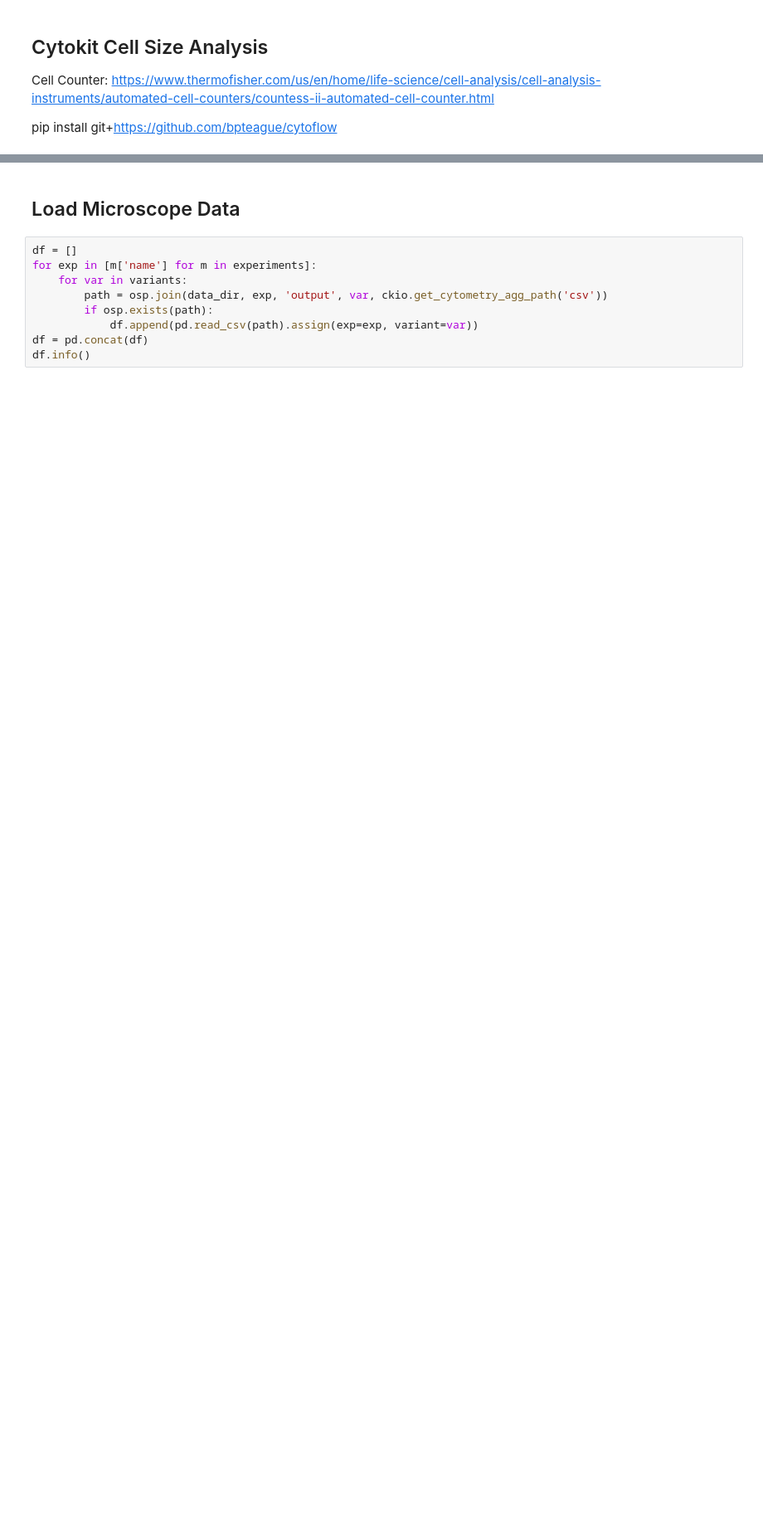
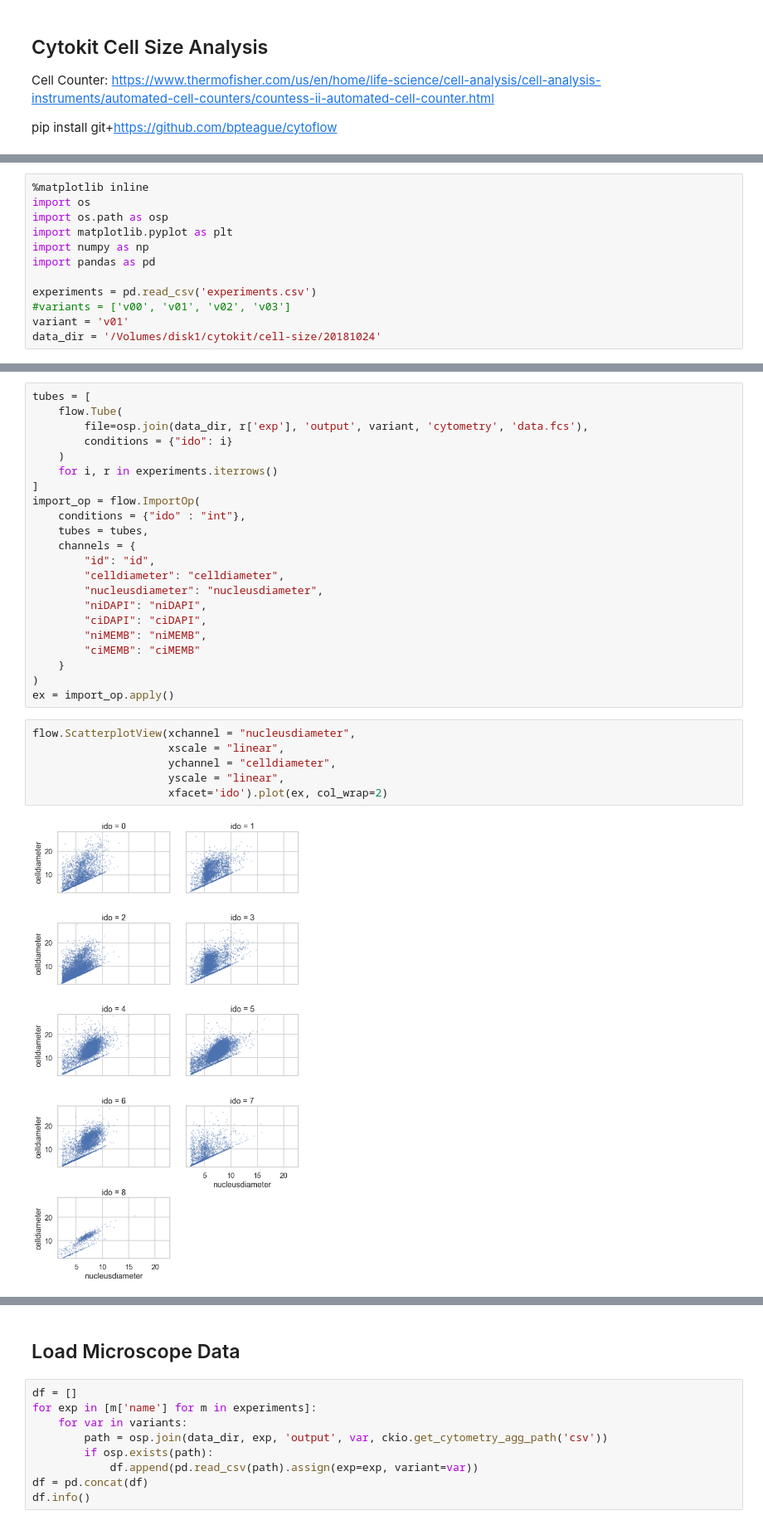
Before and after one commit to hammerlab/cytokit, a Jupyter notebook: pub/analysis/cell-size/analysis2.ipynb, the cells around one changed output, grey strips where cells are left out. Shown at 83% size. Cells and saved outputs as stored; diff of their text form; blank space fills up the shorter version.

Commit message:
Cell size analysis

```diff
--- a/pub/analysis/cell-size/analysis2.ipynb
+++ b/pub/analysis/cell-size/analysis2.ipynb
@@ -48,0 +10,12 @@ data_dir = osp.join(os.environ['CYTOKIT_DATA_DIR'], 'cytokit', 'cell-size', '201
+# %%
+%matplotlib inline
+import os
+import os.path as osp
+import matplotlib.pyplot as plt
+import numpy as np
+import pandas as pd
+
+experiments = pd.read_csv('experiments.csv')
+#variants = ['v00', 'v01', 'v02', 'v03']
+variant = 'v01'
+data_dir = '/Volumes/disk1/cytokit/cell-size/20181024'
@@ -48,0 +35,30 @@ data_dir = osp.join(os.environ['CYTOKIT_DATA_DIR'], 'cytokit', 'cell-size', '201
+# %%
+tubes = [
+    flow.Tube(
+        file=osp.join(data_dir, r['exp'], 'output', variant, 'cytometry', 'data.fcs'),
+        conditions = {"ido": i}
+    )
+    for i, r in experiments.iterrows()
+]
+import_op = flow.ImportOp(
+    conditions = {"ido" : "int"},
+    tubes = tubes,
+    channels = {
+        "id": "id",
+        "celldiameter": "celldiameter",
+        "nucleusdiameter": "nucleusdiameter",
+        "niDAPI": "niDAPI",
+        "ciDAPI": "ciDAPI",
+        "niMEMB": "niMEMB",
+        "ciMEMB": "ciMEMB"
+    }
+)
+ex = import_op.apply()
+# %%
+flow.ScatterplotView(xchannel = "nucleusdiameter",
+                     xscale = "linear",
+                     ychannel = "celldiameter",
+                     yscale = "linear",
+                     xfacet='ido').plot(ex, col_wrap=2)
+# %% [output]
+[figure, added]
```
Also changed, not shown: parts of 8 cells of this notebook, 6 other files.
